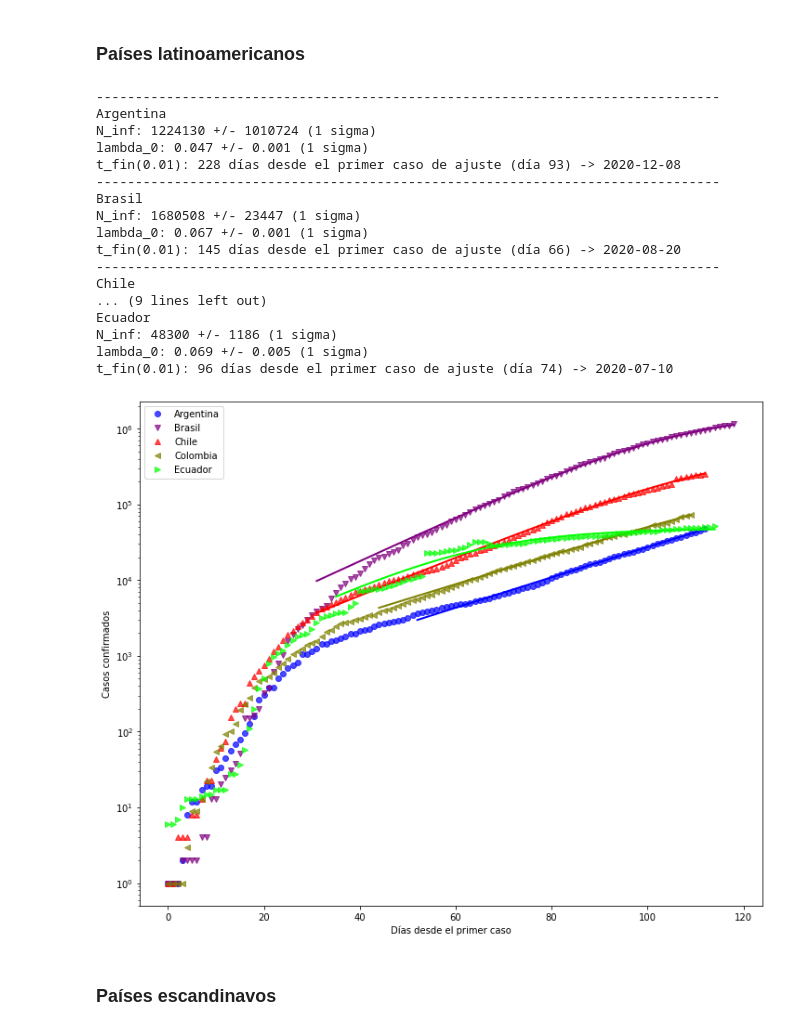
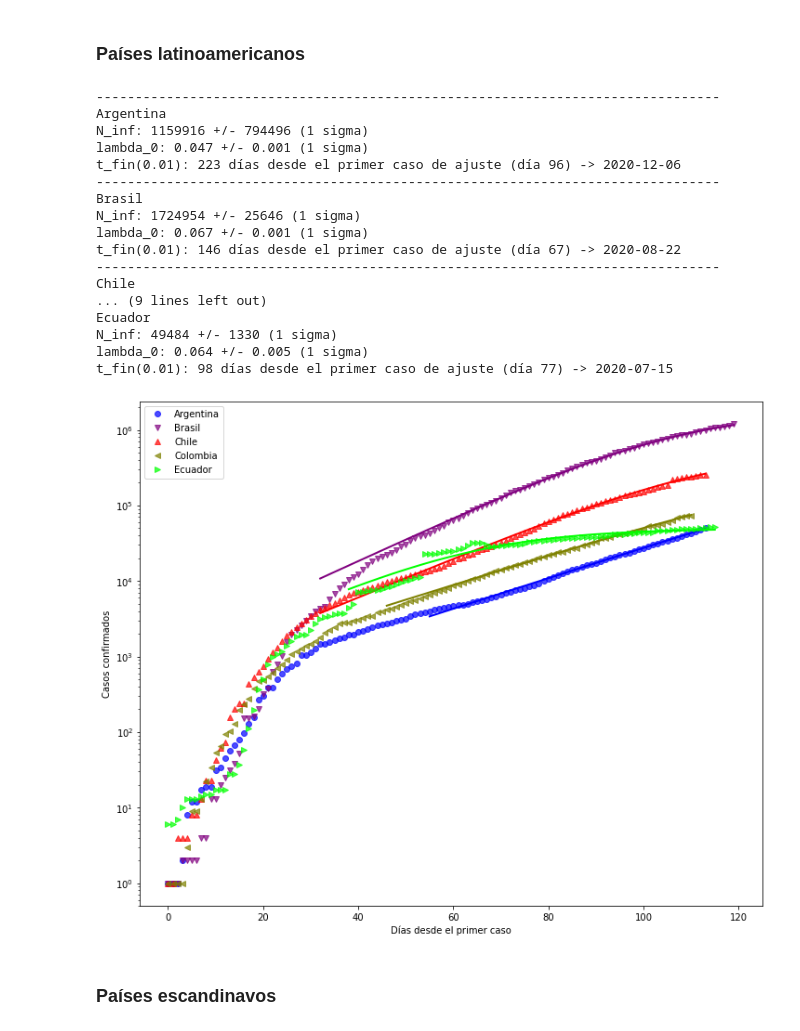
Before and after one commit to manuxch/logistic-covid19, a Jupyter notebook: Logistic_model_COVID-19.ipynb, the cells around one changed output. Cells and saved outputs as stored; diff of their text form; code cells hidden in the pictures.

Commit message:
Actualización diaria de visualizaciones, ajustes y registros

```diff
--- a/Logistic_model_COVID-19.ipynb
+++ b/Logistic_model_COVID-19.ipynb
@@ -203,26 +203,26 @@ t_fin(0.01): 130 días desde el primer caso de ajuste (día 55) -> 2020-07-25
 # %% [markdown]
 ### Países latinoamericanos
 # %%
-plot_fit(cases_lat, 3500, 'Casos confirmados', logscale=True, p_fin=0.01)
+plot_fit(cases_lat, 4000, 'Casos confirmados', logscale=True, p_fin=0.01)
 # %% [output]
 --------------------------------------------------------------------------------
 Argentina
-N_inf: 1224130 +/- 1010724 (1 sigma)
+N_inf: 1159916 +/- 794496 (1 sigma)
 lambda_0: 0.047 +/- 0.001 (1 sigma)
-t_fin(0.01): 228 días desde el primer caso de ajuste (día 93) -> 2020-12-08
+t_fin(0.01): 223 días desde el primer caso de ajuste (día 96) -> 2020-12-06
 --------------------------------------------------------------------------------
 Brasil
-N_inf: 1680508 +/- 23447 (1 sigma)
+N_inf: 1724954 +/- 25646 (1 sigma)
 lambda_0: 0.067 +/- 0.001 (1 sigma)
-t_fin(0.01): 145 días desde el primer caso de ajuste (día 66) -> 2020-08-20
+t_fin(0.01): 146 días desde el primer caso de ajuste (día 67) -> 2020-08-22
 --------------------------------------------------------------------------------
 Chile
 ... (9 lines left out)
 Ecuador
-N_inf: 48300 +/- 1186 (1 sigma)
-lambda_0: 0.069 +/- 0.005 (1 sigma)
-t_fin(0.01): 96 días desde el primer caso de ajuste (día 74) -> 2020-07-10
+N_inf: 49484 +/- 1330 (1 sigma)
+lambda_0: 0.064 +/- 0.005 (1 sigma)
+t_fin(0.01): 98 días desde el primer caso de ajuste (día 77) -> 2020-07-15
-[figure, old version]
+[figure, new version]
 # %% [markdown]
 ### Países escandinavos
 # %%
```
Also changed, not shown: parts of 8 cells of this notebook.
